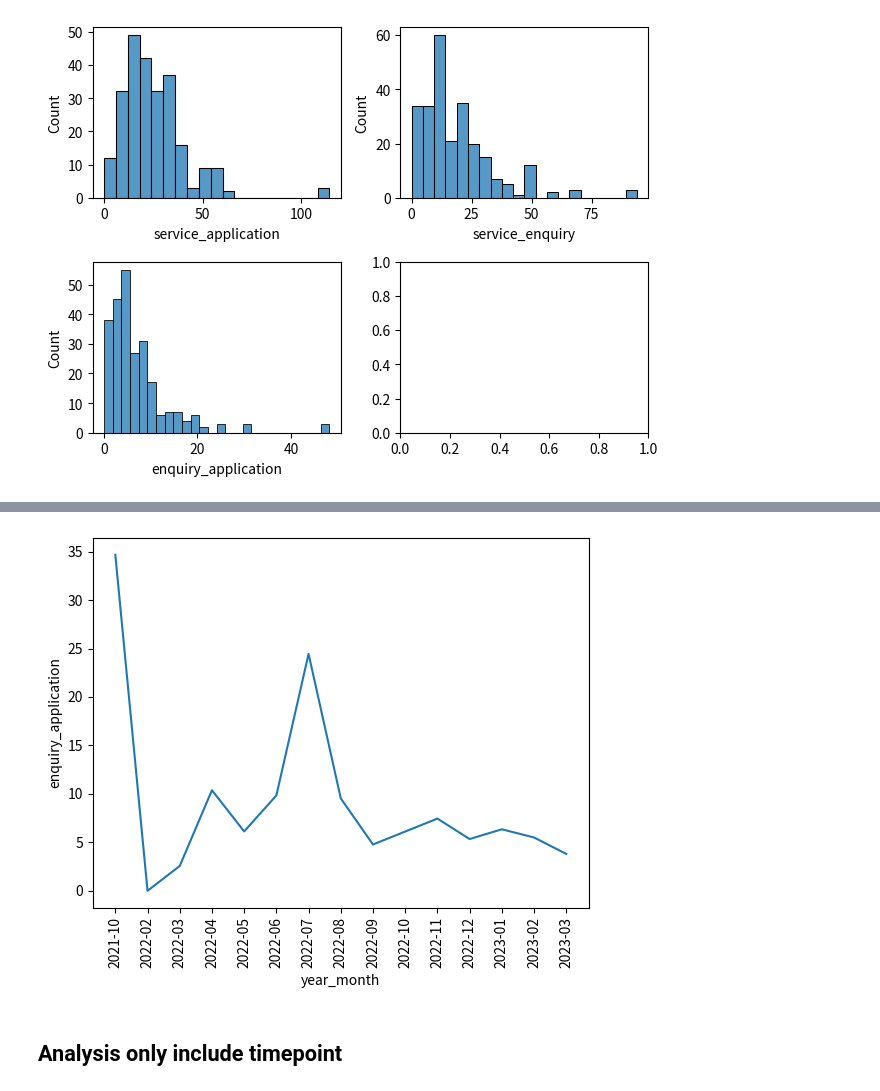
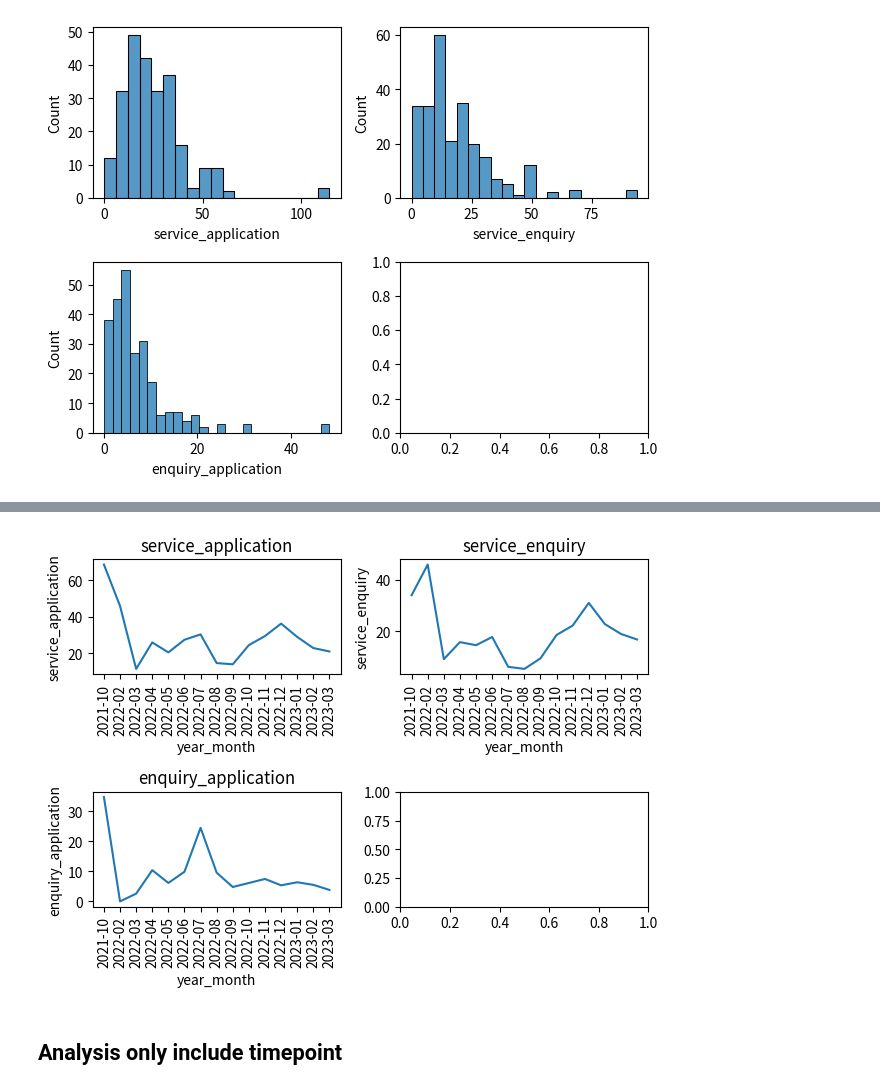
Before and after one commit to chankalong/sst, a Jupyter notebook: sst_analysis.ipynb, the cells around one changed output, grey strips where cells are left out. Saved outputs shown, nothing was run; the diff lists cells and outputs as text; code cells hidden in the pictures.

```diff
--- a/sst_analysis.ipynb
+++ b/sst_analysis.ipynb
@@ -84,5 +114,0 @@ plot.tick_params(axis='x', rotation=90)
-# %%
-plot = sns.lineplot(x='year_month',y='enquiry_application',data=sst_data_r_plot, ci=None)
-plot.tick_params(axis='x', rotation=90)
-# %% [output]
-[figure, removed]
@@ -96,2 +115,21 @@ model_confidence.fit();
+# %%
+sst_data_r_plot = sst_data_r[sst_data_r['timepoint'] == '1st'].sort_values('year_month')
+fig, ax = plt.subplots(2,2)
+
+plot1 = sns.lineplot(x='year_month',y='service_application',data=sst_data_r_plot, ci=None, ax=ax[0,0])
+plot1.set(title='service_application')
+plot1.tick_params(axis='x', rotation=90)
+
+plot2 = sns.lineplot(x='year_month',y='service_enquiry',data=sst_data_r_plot, ci=None, ax=ax[0,1])
+plot2.set(title='service_enquiry')
+plot2.tick_params(axis='x', rotation=90)
+
+plot3 = sns.lineplot(x='year_month',y='enquiry_application',data=sst_data_r_plot, ci=None, ax=ax[1,0])
+plot3.set(title='enquiry_application')
+plot3.tick_params(axis='x', rotation=90)
+
+plt.tight_layout();
+# %% [output]
+[figure, added]
 # %% [markdown]
 ## Analysis only include timepoint
```
Also changed, not shown: parts of 64 cells of this notebook.
